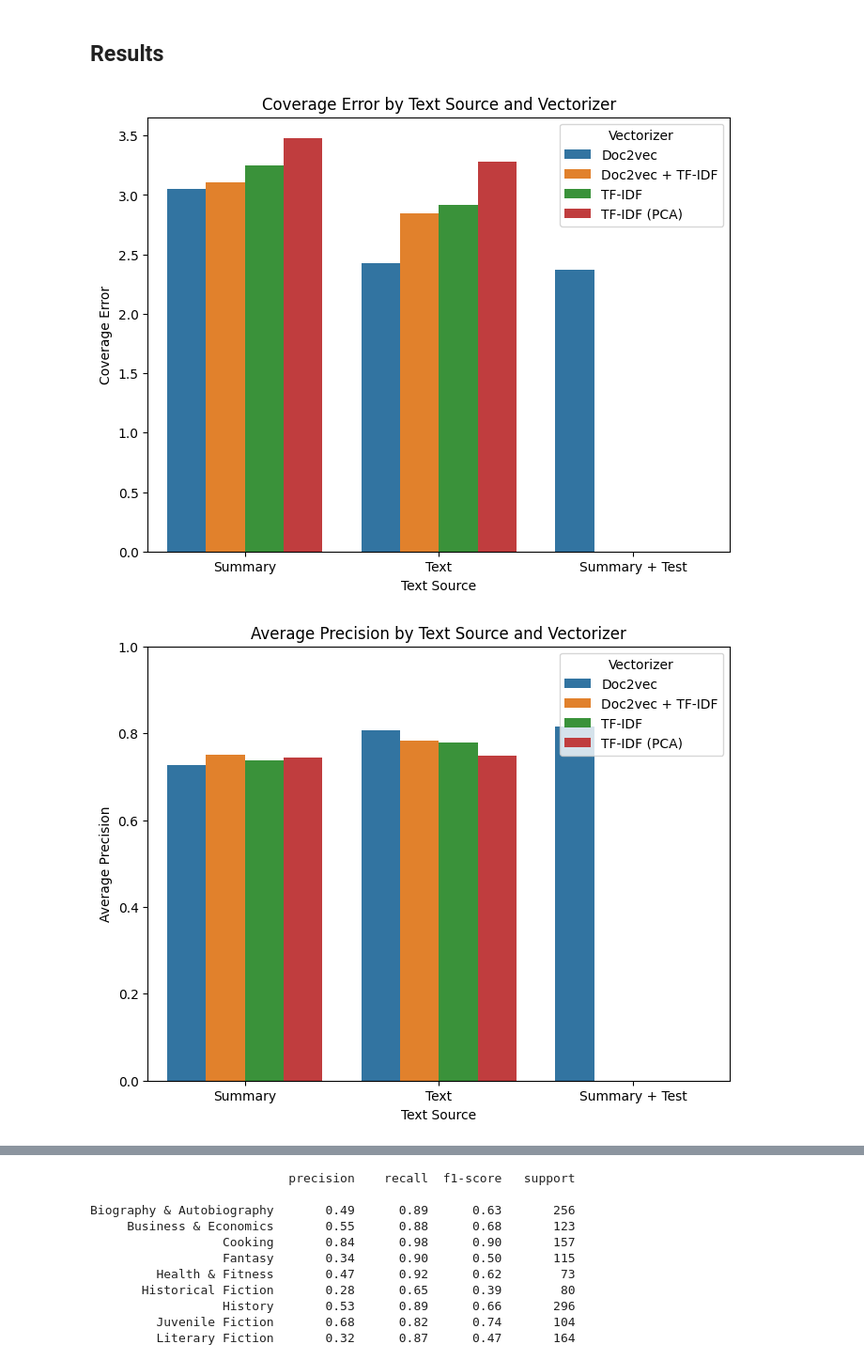
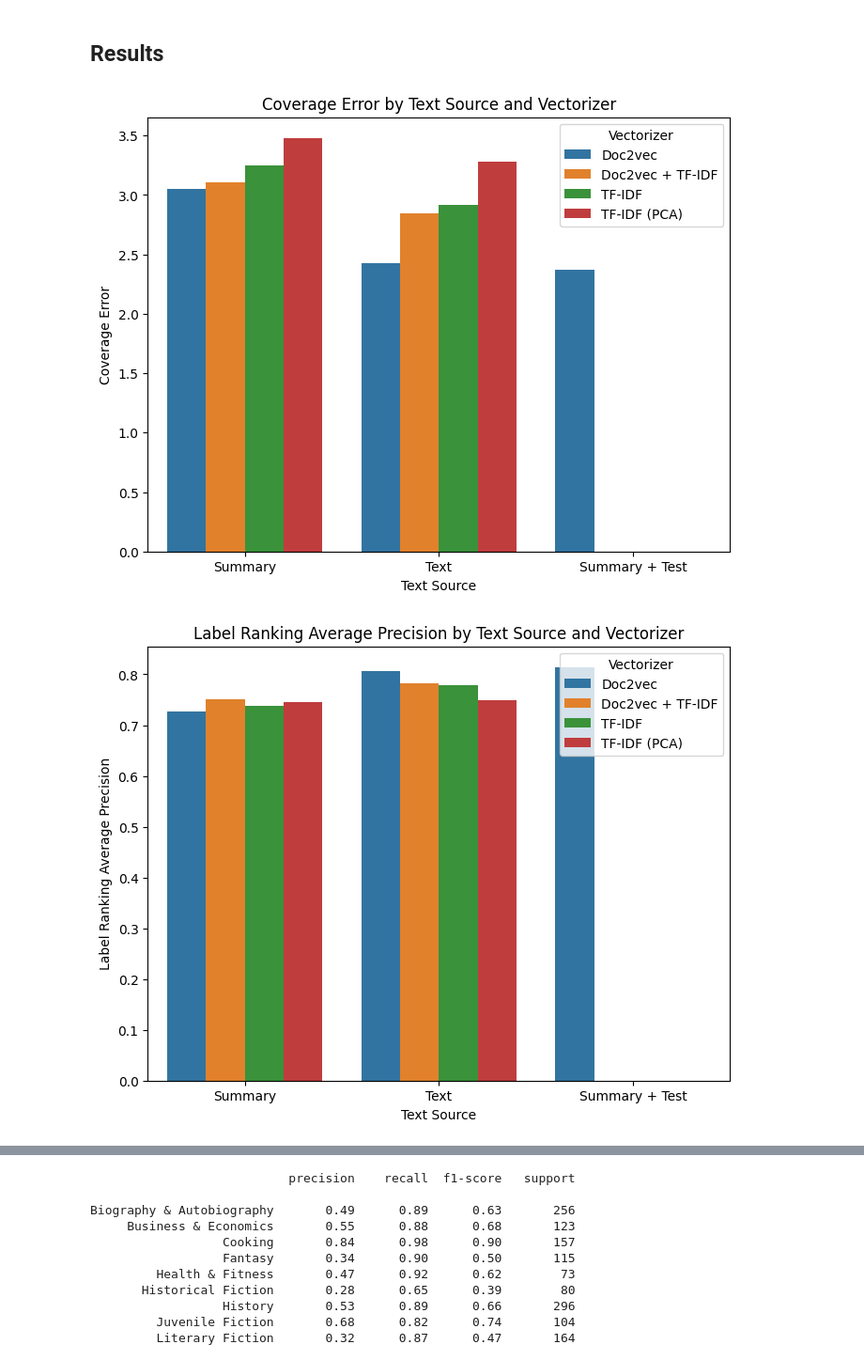
Before and after one commit to harrison-f-stropkay/76-final-project, a Jupyter notebook: paper.ipynb, the cells around one changed output, grey strips where cells are left out. Shown at 94% size. Drawn from its saved outputs; the diff is of its cells as text; code cells hidden in the pictures.

```diff
--- a/paper.ipynb
+++ b/paper.ipynb
@@ -823,35 +823,35 @@ trios = [
 ]
 
 for filename, vectorizer_type, column_name in trios:
     filename += ".npy"
     Y_pred_proba = np.load(f"probability_predictions/{filename}")
 
     coverage_error_value = coverage_error(Y_test, Y_pred_proba)
     average_precision_value = label_ranking_average_precision_score(
         Y_test, Y_pred_proba
     )
     ranking_loss_value = label_ranking_loss(Y_test, Y_pred_proba)
     accuracy_value = accuracy_score(Y_test, Y_pred_proba >= 0.5)
     results.append(
         {
             "Vectorizer Type": vectorizer_type,
             "Text Source": column_name,
             "Coverage Error": coverage_error_value,
-            "Average Precision": average_precision_value,
+            "Label Ranking Average Precision": average_precision_value,
             "Ranking Loss": ranking_loss_value,
             "Accuracy": accuracy_value,
         }
     )
 
 results_df = pd.DataFrame(results)
 
 # Plotting
 plot_metric("Coverage Error")
-plot_metric("Average Precision")
+plot_metric("Label Ranking Average Precision")
 plot_metric("Ranking Loss")
 plot_metric("Accuracy")
 # %% [output]
 [figure]
-[figure, old version]
+[figure, new version]
 [figure]
 [figure]
```
Also changed, not shown: parts of 1 cell of this notebook.
